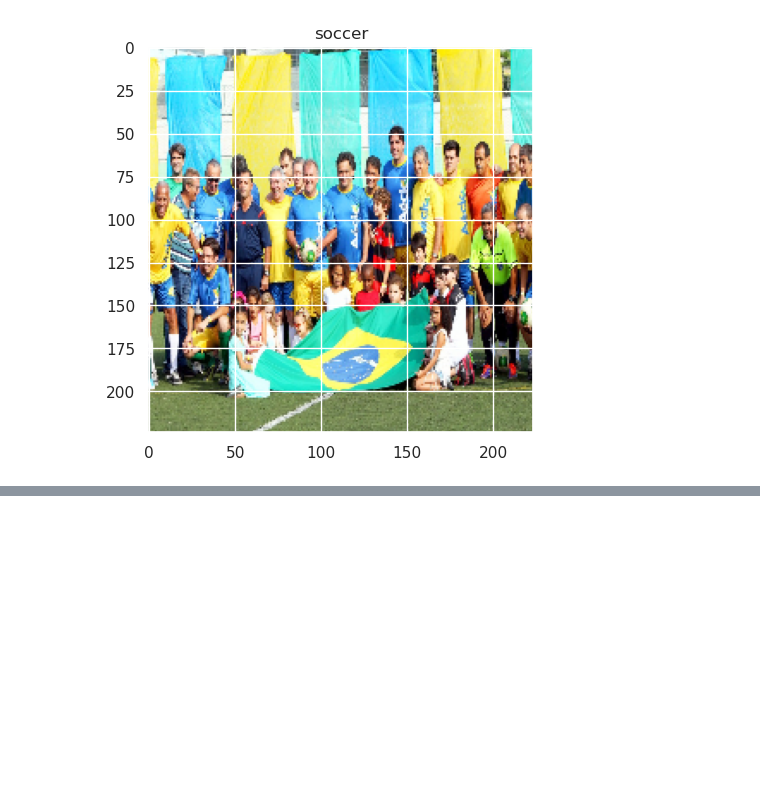
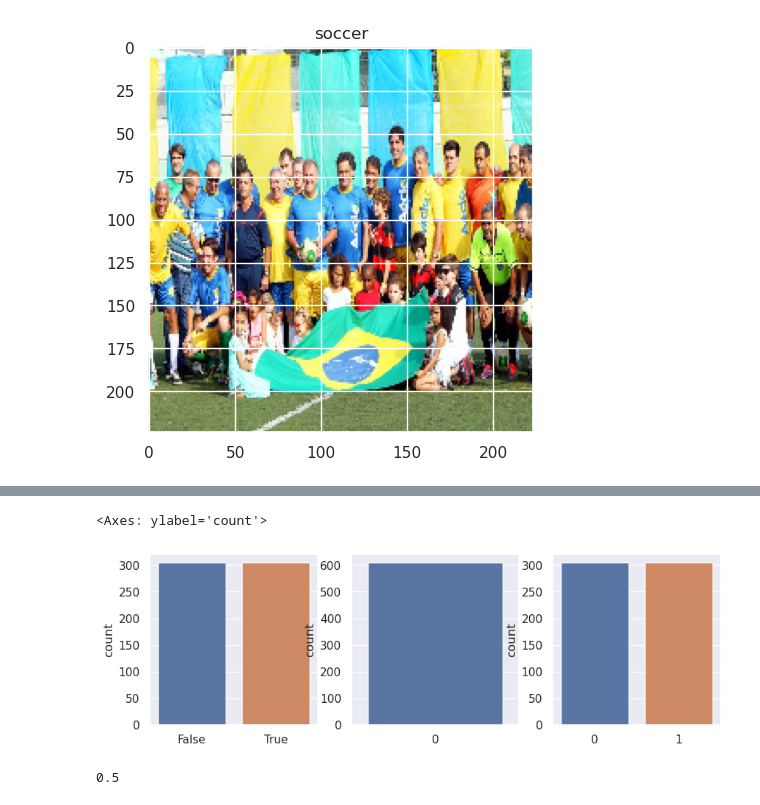
Before and after one commit to mccoy294/Computer_Vision, a Jupyter notebook: rugby-or-soccer.ipynb, the cells around one changed output, grey strips where cells are left out. Drawn from its saved outputs; the diff is of its cells as text; code cells hidden in the pictures; blank space fills up the shorter version.

```diff
--- a/rugby-or-soccer.ipynb
+++ b/rugby-or-soccer.ipynb
@@ -215,0 +236,4 @@ Epoch 500/500
+# %%
+#predictions = model.predict_classes(x_val)
+preds = model.predict(x_val)
+print(preds)
@@ -215,0 +249,45 @@ Epoch 500/500
+# %%
+#Determine what the predicition is from the model
+
+def whats_the_guess(predictions):
+    array_of_preds =[]
+    for i in predictions:
+        max_value = 0
+        if preds[0][0] > preds[0][1]:
+            max_value = preds[0][0]
+        else:
+            max_value = preds[0][1]
+        array_of_preds.append(np.where(preds[0]==max_value)[0][0])
+    return array_of_preds
+# %%
+list_of_preds = whats_the_guess(preds)
+
+correct_array = list_of_preds == y_val
+
+correct_array
+plt.figure(figsize=(10, 3))
+plt.subplot(1, 3, 1)
+sns.set_theme(style="darkgrid")
+sns.countplot(x=correct_array)
+
+#plt.figure(figsize=(5, 3))
+plt.subplot(1, 3, 2)
+sns.set_theme(style="darkgrid")
+sns.countplot(x=list_of_preds)
+
+plt.subplot(1, 3, 3)
+sns.set_theme(style="darkgrid")
+sns.countplot(x=y_val)
+# %% [output]
+<Axes: ylabel='count'>
+[figure, added]
+# %%
+true_vals = 0
+
+for i in correct_array:
+    if i == True:
+        true_vals += 1
+
+true_vals/len(correct_array)
+# %% [output]
+0.5
```
Also changed, not shown: parts of 6 cells of this notebook.
